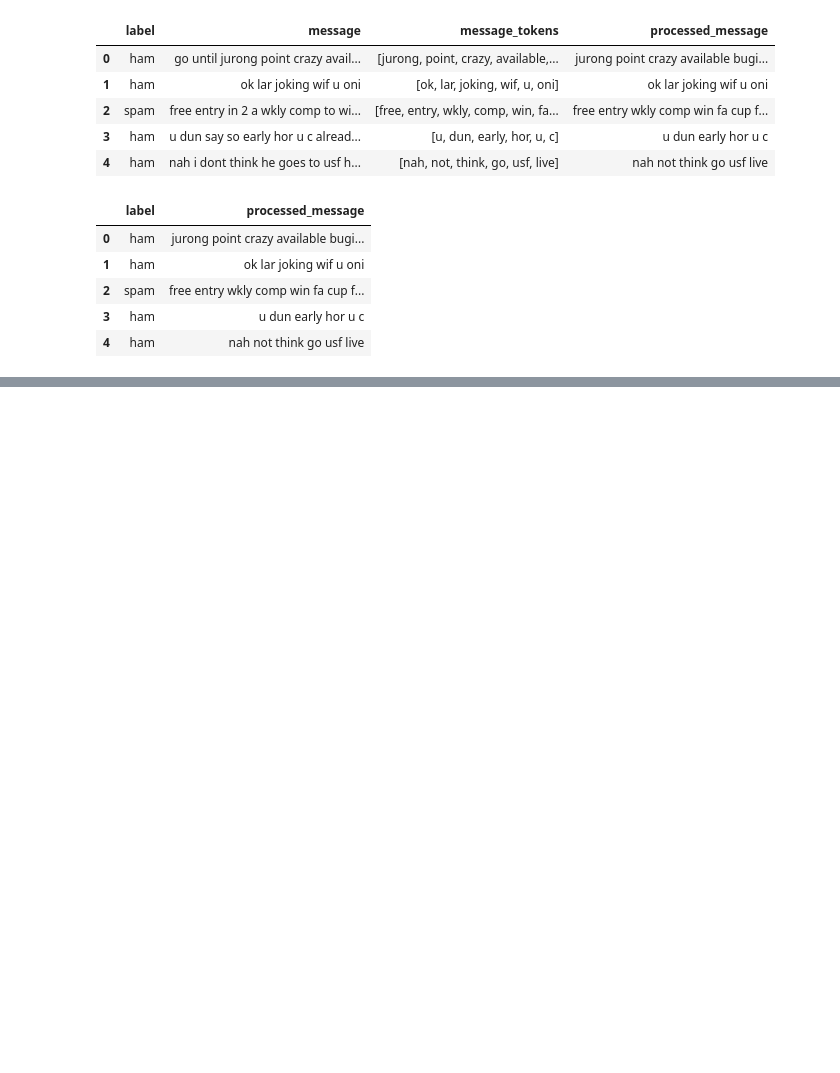
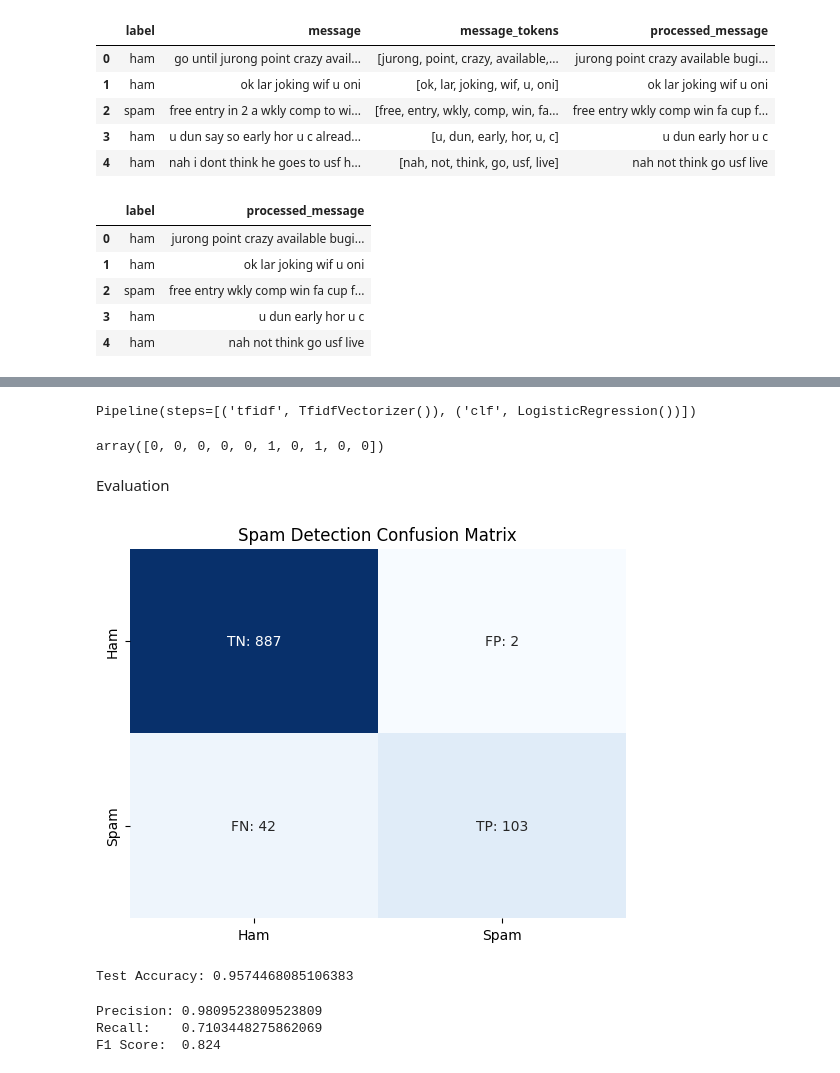
Before and after one commit to jesildabraganca0511/NLP, a Jupyter notebook: mini-projects/week1_sms_spam_classifier.ipynb, the cells around one changed output, grey strips where cells are left out. Saved outputs shown, nothing was run; the diff lists cells and outputs as text; code cells hidden in the pictures; blank space fills up the shorter version.

```diff
--- a/mini-projects/week1_sms_spam_classifier.ipynb
+++ b/mini-projects/week1_sms_spam_classifier.ipynb
@@ -125,0 +211,14 @@ Feature Extraction
+# %%
+from sklearn.model_selection import train_test_split
+
+# Split the data into 80% training and 20% testing sets
+# X should be the raw processed messages (strings), not the already vectorized matrix
+X_train_raw, X_test_raw, y_train, y_test = train_test_split(df_final["processed_message"], y, test_size=0.2, random_state=42)
+
+# Verify the dimensions and type of our new datasets
+print("--- Training Data Shape (raw messages) ---")
+print(X_train_raw.shape)
+print(f"Type of X_train_raw: {type(X_train_raw)}")
+print("\n--- Testing Data Shape (raw messages) ---")
+print(X_test_raw.shape)
+print(f"Type of X_test_raw: {type(X_test_raw)}")
@@ -125,0 +233,57 @@ Feature Extraction
+# %%
+from sklearn.pipeline import Pipeline
+from sklearn.feature_extraction.text import TfidfVectorizer
+from sklearn.linear_model import LogisticRegression
+
+text_clf = Pipeline([
+    ('tfidf', TfidfVectorizer()),
+    ('clf', LogisticRegression()),
+])
+# %%
+text_clf.fit(X_train_raw, y_train)
+# %% [output]
+Pipeline(steps=[('tfidf', TfidfVectorizer()), ('clf', LogisticRegression())])
+# %%
+y_pred=text_clf.predict(X_test_raw)
+# %%
+y_pred[:10]
+# %% [output]
+array([0, 0, 0, 0, 0, 1, 0, 1, 0, 0])
+# %% [markdown]
+Evaluation
+# %%
+import seaborn as sns
+import matplotlib.pyplot as plt
+from sklearn.metrics import confusion_matrix
+
+# Generate the matrix and define the labels in a compact format
+cm = confusion_matrix(y_test, y_pred)
+labels = [[f"TN: {cm[0,0]}", f"FP: {cm[0,1]}"], [f"FN: {cm[1,0]}", f"TP: {cm[1,1]}"]]
+
+# Plot the heatmap
+sns.heatmap(cm, annot=labels, fmt='', cmap='Blues', xticklabels=['Ham', 'Spam'], yticklabels=['Ham', 'Spam'], cbar=False)
+plt.title('Spam Detection Confusion Matrix')
+plt.show()
+# %% [output]
+[figure, added]
+# %%
+from sklearn.metrics import accuracy_score
+
+# Calculate the accuracy by comparing our pre-loaded predictions to the true answers
+test_accuracy = accuracy_score(y_test, y_pred)
+
+# Print the final score formatted as a percentage
+print("Test Accuracy:", test_accuracy)
+# %% [output]
+Test Accuracy: 0.9574468085106383
+# %%
+from sklearn.metrics import precision_score, recall_score, f1_score
+
+# Calculate and print the advanced classification metrics
+print("Precision:", precision_score(y_test, y_pred))
+print("Recall:   ", recall_score(y_test, y_pred))
+print("F1 Score: ", f1_score(y_test, y_pred))
+# %% [output]
+Precision: 0.9809523809523809
+Recall:    0.7103448275862069
+F1 Score:  0.824
```
Also changed, not shown: parts of 13 cells of this notebook.
